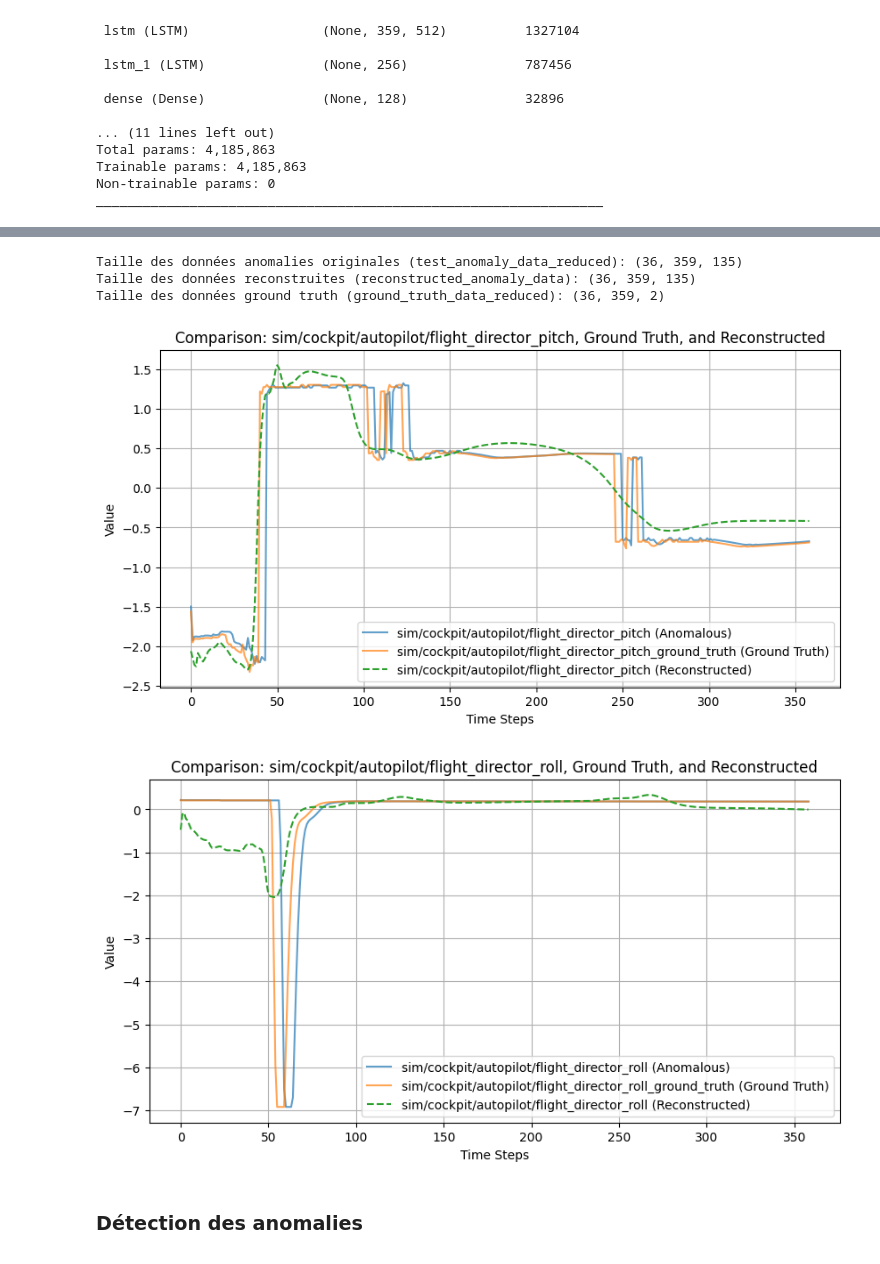
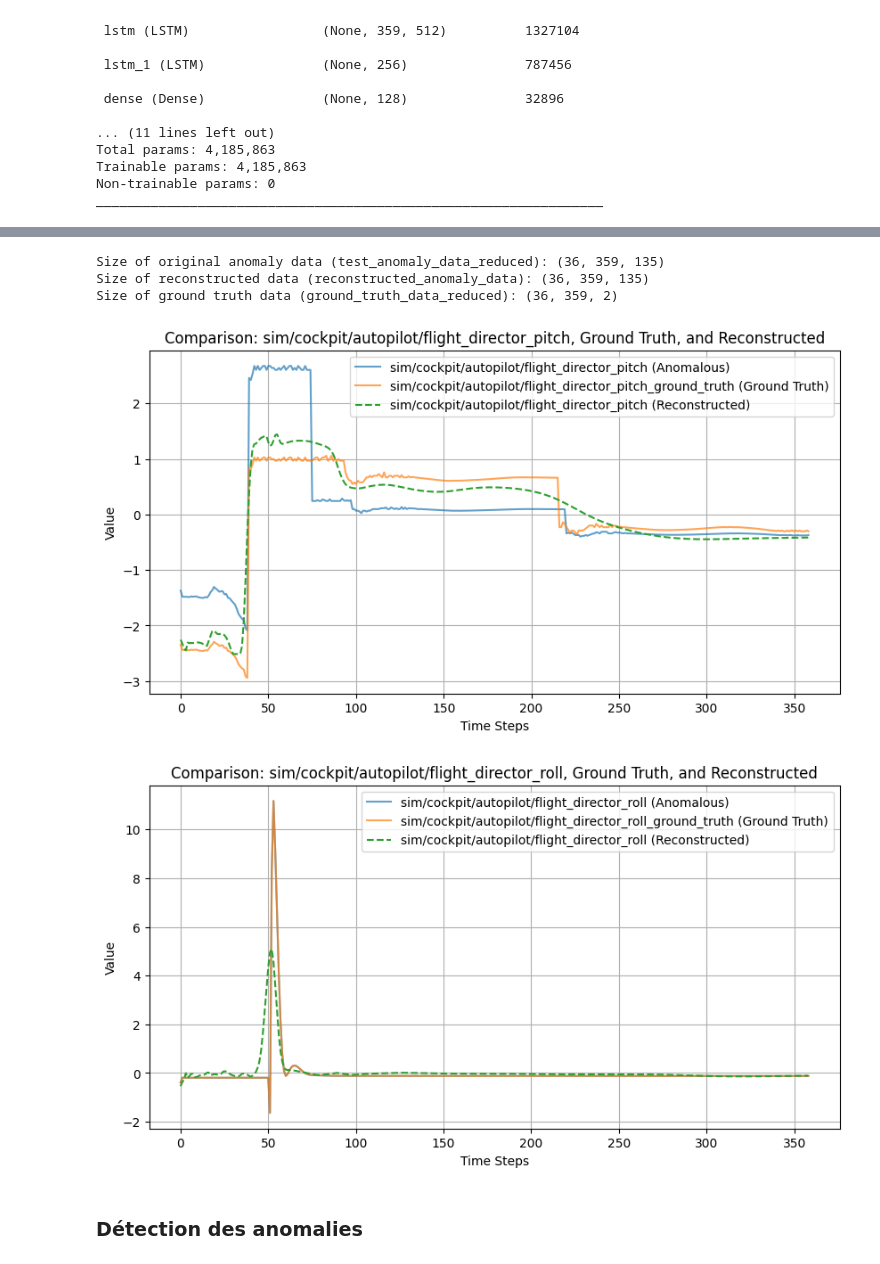
Before and after one commit to NaUl51/Projet-RI-5A, a Jupyter notebook: DETECTION_ANOMALIES.ipynb, the cells around one changed output, grey strips where cells are left out. Saved outputs shown, nothing was run; the diff lists cells and outputs as text; code cells hidden in the pictures.

```diff
--- a/DETECTION_ANOMALIES.ipynb
+++ b/DETECTION_ANOMALIES.ipynb
@@ -274,17 +273,17 @@ plt.show()
 # %% [output]
 [figure]
 # %%
-# Fonction pour effectuer le downsampling des données
+# Function to perform data downsampling
 def downsample(data, factor=10):
     """
-    Réduit le nombre d'étapes temporelles en gardant chaque `factor`-ème étape.
+    Reduces the number of time steps by keeping every `factor`-th step.
 
-    Paramètres:
-    - data (numpy.array): Tableau de données avec la forme (samples, timesteps, features).
-    - factor (int): Facteur de downsampling (par défaut 3).
+    Parameters:
+    - data (numpy.array): Data array with the shape (samples, timesteps, features).
+    - factor (int): Downsampling factor (default is 10).
 
-    Retourne:
-    - numpy.array: Données après downsampling.
+    Returns:
+    - numpy.array: Data after downsampling.
     """
-    return data[:, ::factor, :]  # Garder chaque `factor`-ème étape
+    return data[:, ::factor, :]  # Keep every `factor`-th step
 # %%
@@ -515,34 +514,34 @@ reconstructed_anomaly_data = autoencoder_loaded.predict(anomaly_data_reduced_nor
 # %%
-print("Taille des données anomalies originales (test_anomaly_data_reduced):", anomaly_data_reduced_normal.shape)
-print("Taille des données reconstruites (reconstructed_anomaly_data):", reconstructed_anomaly_data.shape)
-print("Taille des données ground truth (ground_truth_data_reduced):", anomaly_data_ground_truth.shape)
+print("Size of original anomaly data (test_anomaly_data_reduced):", anomaly_data_reduced_normal.shape)
+print("Size of reconstructed data (reconstructed_anomaly_data):", reconstructed_anomaly_data.shape)
+print("Size of ground truth data (ground_truth_data_reduced):", anomaly_data_ground_truth.shape)
 # %% [output]
-Taille des données anomalies originales (test_anomaly_data_reduced): (36, 359, 135)
-Taille des données reconstruites (reconstructed_anomaly_data): (36, 359, 135)
-Taille des données ground truth (ground_truth_data_reduced): (36, 359, 2)
+Size of original anomaly data (test_anomaly_data_reduced): (36, 359, 135)
+Size of reconstructed data (reconstructed_anomaly_data): (36, 359, 135)
+Size of ground truth data (ground_truth_data_reduced): (36, 359, 2)
 # %%
-# Fonction pour tracer les comparaisons entre les données originales, ground truths et les données reconstruites
+# Function to plot comparisons between original data, ground truths, and reconstructed data
 def plot_comparison_with_reconstructed(anomalous_data, ground_truth, reconstructed_data, feature_names, ground_truth_names, sample_index=0):
     """
-    Trace les comparaisons entre les données originales, leurs ground truths et les reconstructions.
+    Plots comparisons between original data, their ground truths, and reconstructions.
 
-    Paramètres:
-    - anomalous_data (numpy.array): Données anormales originales (samples, timesteps, features).
-    - ground_truth (numpy.array): Ground truths correspondants (samples, timesteps, 2).
-    - reconstructed_data (numpy.array): Données reconstruites par le modèle (samples, timesteps, features).
-    - feature_names (list): Noms des variables à tracer.
-    - ground_truth_names (list): Noms des ground truths.
-    - sample_index (int): Index de l'échantillon à tracer.
+    Parameters:
+    - anomalous_data (numpy.array): Original anomalous data (samples, timesteps, features).
+    - ground_truth (numpy.array): Corresponding ground truths (samples, timesteps, 2).
+    - reconstructed_data (numpy.array): Data reconstructed by the model (samples, timesteps, features).
+    - feature_names (list): Names of the variables to plot.
+    - ground_truth_names (list): Names of the ground truths.
+    - sample_index (int): Index of the sample to plot.
     """
     time_steps = np.arange(anomalous_data.shape[1])
 
     for i, feature_name in enumerate(feature_names):
         plt.figure(figsize=(10, 5))
-        # Données originales
+        # Original data
         plt.plot(time_steps, anomalous_data[sample_index, :, i], label=f"{feature_name} (Anomalous)", alpha=0.7)
         # Ground truths
         plt.plot(time_steps, ground_truth[sample_index, :, i], label=f"{ground_truth_names[i]} (Ground Truth)", alpha=0.7)
-        # Données reconstruites
+        # Reconstructed data
         plt.plot(time_steps, reconstructed_data[sample_index, :, i], label=f"{feature_name} (Reconstructed)", linestyle='dashed')
 
         plt.xlabel("Time Steps")
@@ -552,18 +551,18 @@ def plot_comparison_with_reconstructed(anomalous_data, ground_truth, reconstruct
         plt.grid(True)
         plt.show()
 # %%
-# Tracer les comparaisons pour le premier échantillon
+# Plot comparisons
 plot_comparison_with_reconstructed(
     anomaly_data_reduced_normal,
     anomaly_data_ground_truth,
     reconstructed_anomaly_data,
     columns_anomalies,
     columns_ground_truth,
-    sample_index=34  # Changer l'index pour examiner d'autres exemples
+    sample_index=14  # Change the index to examine other examples
 )
 # %% [output]
-[figure, old version]
+[figure, new version]
-[figure, old version]
+[figure, new version]
 # %% [markdown]
 ### Détection des anomalies
 # %%
```
Also changed, not shown: parts of 55 cells of this notebook, 12 other files.
